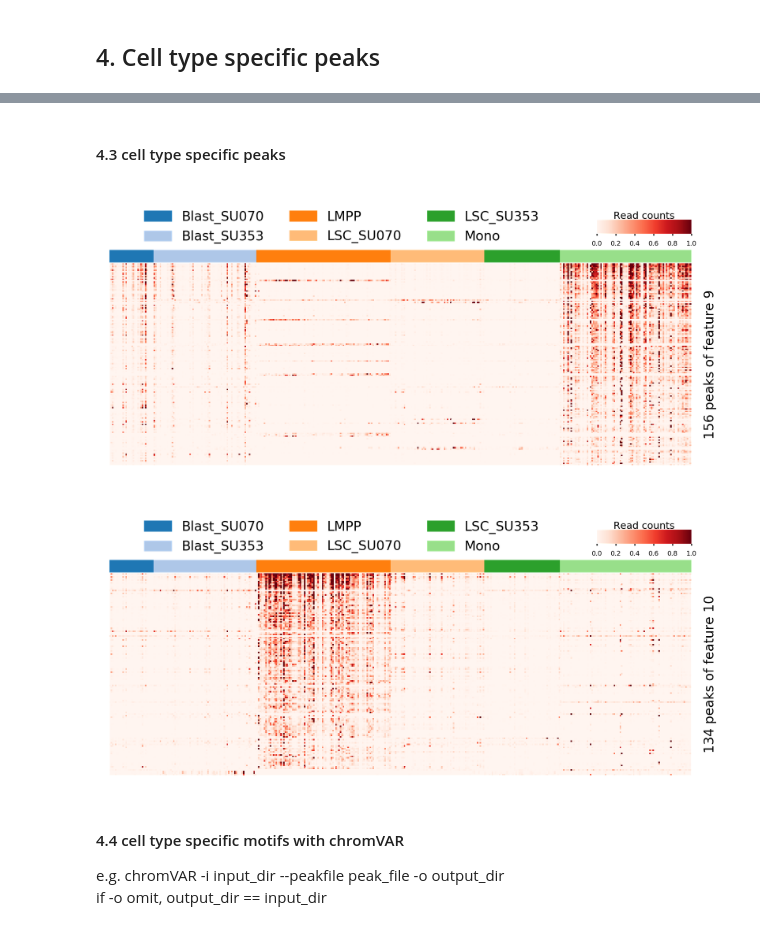
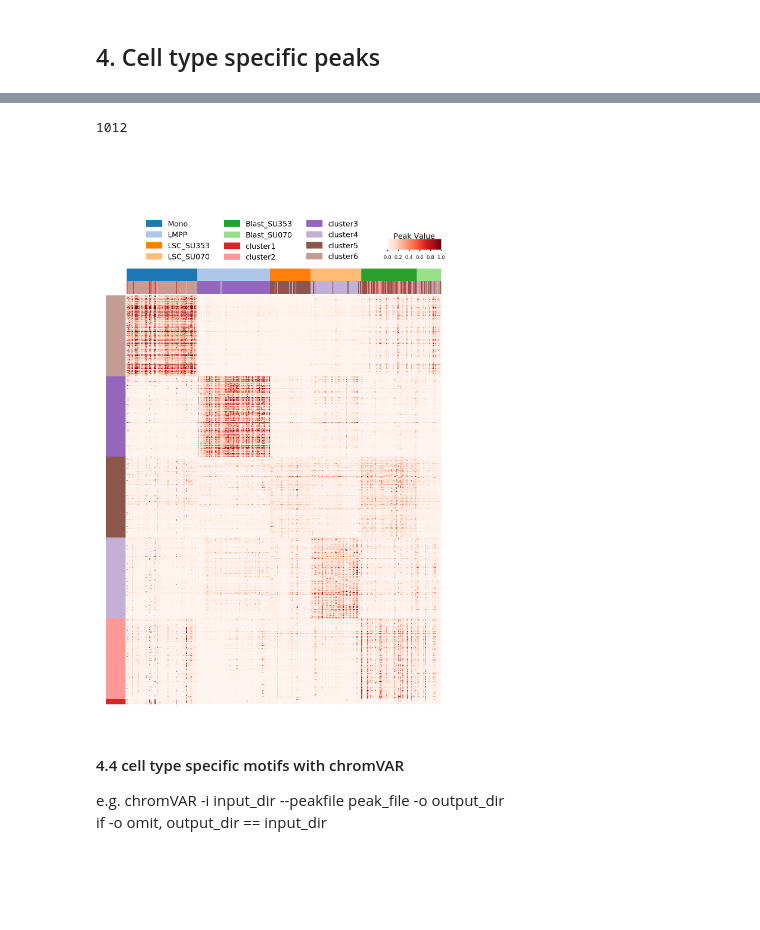
Before and after one commit to jsxlei/SCALE, a Jupyter notebook: notebooks/tutorial.ipynb, the cells around one changed output, grey strips where cells are left out. Saved outputs shown, nothing was run; the diff lists cells and outputs as text; code cells hidden in the pictures; blank space fills up the shorter version.

```diff
--- a/notebooks/tutorial.ipynb
+++ b/notebooks/tutorial.ipynb
@@ -155,2 +117,0 @@ plot_heatmap(feature.T, ref, classes,
-# %%
-feature_specifity(feature, ref, classes)
@@ -159,24 +118,20 @@ feature_specifity(feature, ref, classes)
-# %% [markdown]
-#### 4.3 cell type specific peaks
-# %%
-for i in range(feature.shape[1])[-2:]: # show the represented peaks of last two components of feature
-    peak_file = specific_peak_dir+'peak_index{}.txt'.format(i)
-    peak_index = open(peak_file).read().split()
-    peak_data = imputed_data.loc[peak_index]
-    plot_heatmap(peak_data, ref, classes,
-                 cmap='Reds',
-                 figsize=(8,3),
-                 cax_title='Read counts',
-                 ylabel='{} peaks of feature {}'.format(len(peak_index), i+1),
-                 vmax=1, vmin=0, legend_font=8,
-                 col_cluster=False, row_cluster=False,
-                 show_legend=True,
-                 show_cax = True,
-                 bbox_to_anchor=(0.4, 1.32),
-                )
-# %% [output]
-[figure, removed]
-[figure, removed]
+# %%
+score_mat = mat_specificity_score(imputed_data, pred)
+# %%
+peak_index, peak_labels = cluster_specific(score_mat, classes=classes_, top=200);print(len(peak_index))
+row_labels = ['cluster'+str(c+1) for c in peak_labels]
+
+f = open(out_dir+'specific_peaks.txt', 'w')
+for peak in imputed_data.index[peak_index].values:
+    f.write(peak.replace('_', '\t')+'\n')
+# %% [output]
+1012
+# %%
+plot_heatmap(imputed_data.iloc[peak_index], y=y, classes=classes, y_pred=y_pred, row_labels=row_labels,
+             ncol=3,cmap='Reds', vmax=1, row_cluster=False, legend_font=6, cax_title='Peak Value',
+             figsize=(6, 8), bbox_to_anchor=(0.4, 1.2), position=(0.8, 0.76, 0.1, 0.015))
+# %% [output]
+[figure, added]
 # %% [markdown]
 #### 4.4 cell type specific motifs with chromVAR
 e.g. chromVAR -i input_dir --peakfile peak_file -o output_dir
```
Also changed, not shown: parts of 19 cells of this notebook, 7 other files.
